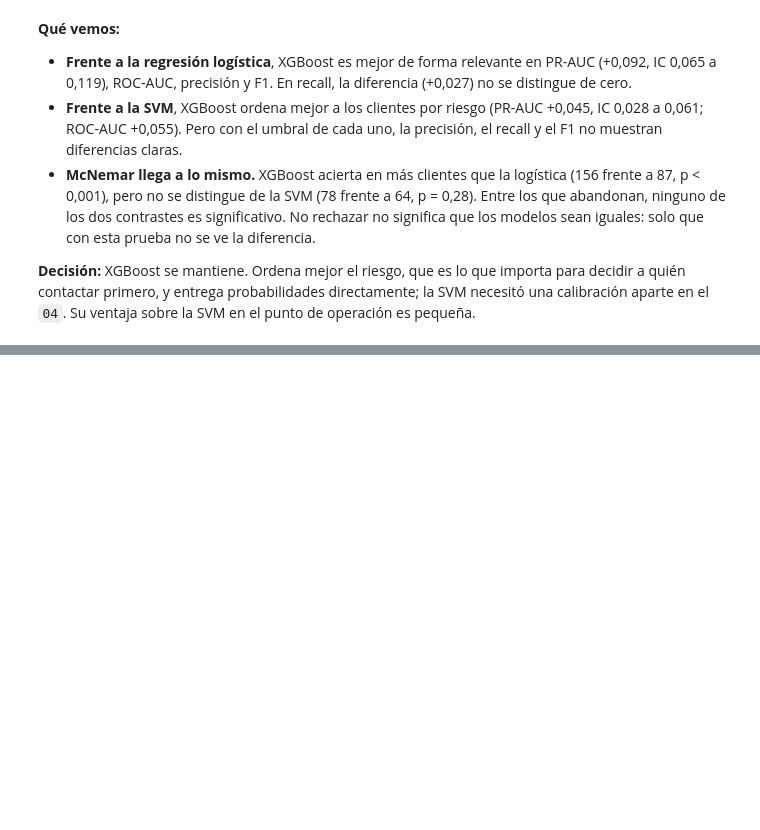
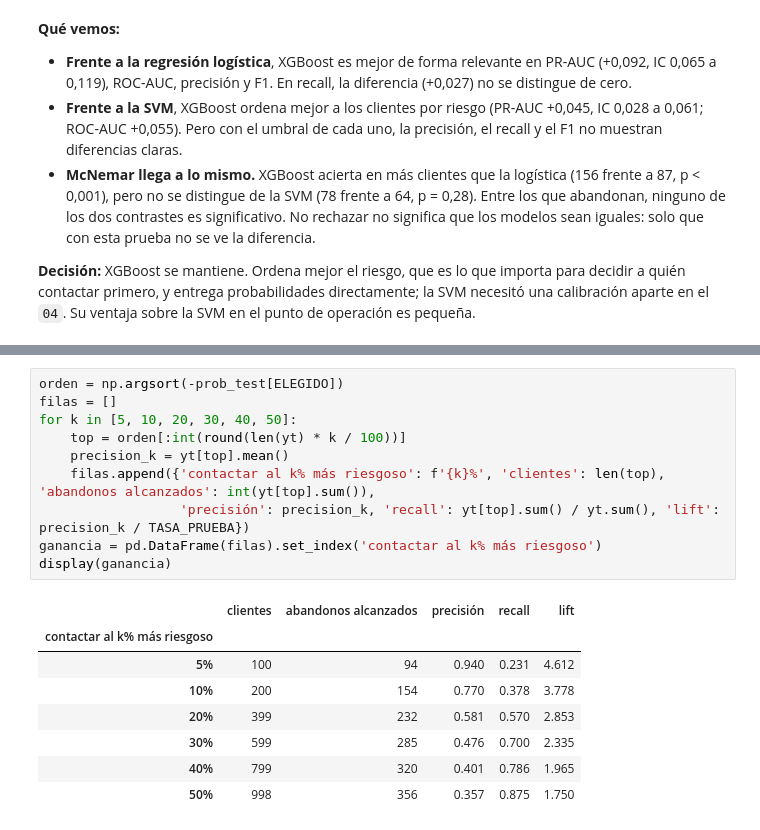
Before and after one commit to Danielfts/MINE-ciencia-de-datos, a Jupyter notebook: Taller 2/notebooks/05_evaluacion.ipynb, the cells around one changed output, grey strips where cells are left out. Saved outputs shown, nothing was run; the diff lists cells and outputs as text; blank space fills up the shorter version.

```diff
--- a/Taller 2/notebooks/05_evaluacion.ipynb
+++ b/Taller 2/notebooks/05_evaluacion.ipynb
@@ -385,0 +420,19 @@ SVM en el punto de operación es pequeña.
+# %%
+orden = np.argsort(-prob_test[ELEGIDO])
+filas = []
+for k in [5, 10, 20, 30, 40, 50]:
+    top = orden[:int(round(len(yt) * k / 100))]
+    precision_k = yt[top].mean()
+    filas.append({'contactar al k% más riesgoso': f'{k}%', 'clientes': len(top), 'abandonos alcanzados': int(yt[top].sum()),
+                  'precisión': precision_k, 'recall': yt[top].sum() / yt.sum(), 'lift': precision_k / TASA_PRUEBA})
+ganancia = pd.DataFrame(filas).set_index('contactar al k% más riesgoso')
+display(ganancia)
+# %% [output]
+|  | clientes | abandonos alcanzados | precisión | recall | lift |
+| contactar al k% más riesgoso |  |  |  |  |  |
+| 5% | 100 | 94 | 0.940 | 0.231 | 4.612 |
+| 10% | 200 | 154 | 0.770 | 0.378 | 3.778 |
+| 20% | 399 | 232 | 0.581 | 0.570 | 2.853 |
+| 30% | 599 | 285 | 0.476 | 0.700 | 2.335 |
+| 40% | 799 | 320 | 0.401 | 0.786 | 1.965 |
+| 50% | 998 | 356 | 0.357 | 0.875 | 1.750 |
```
Also changed, not shown: parts of 12 cells of this notebook, 1 other file.
